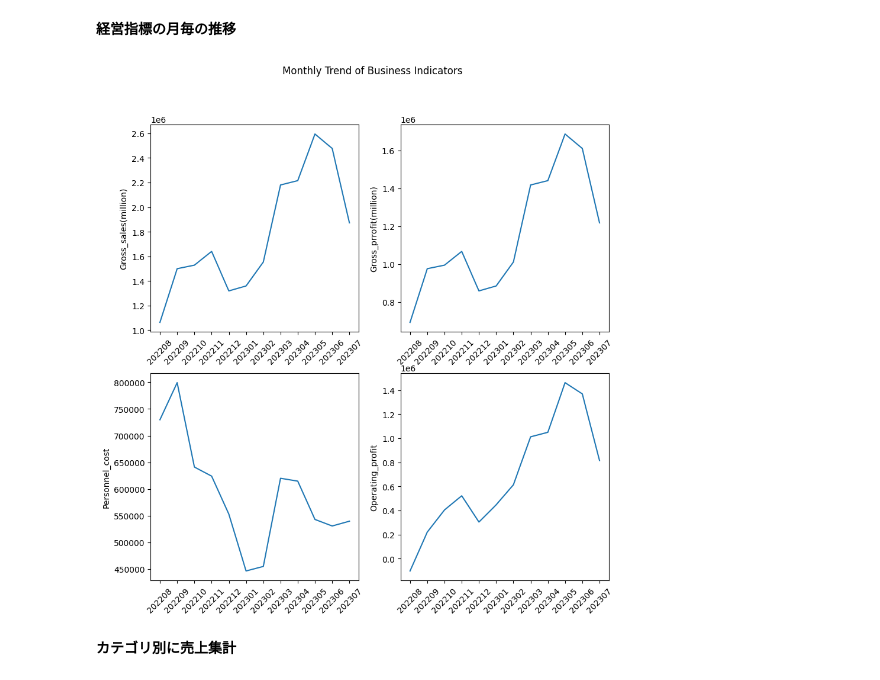
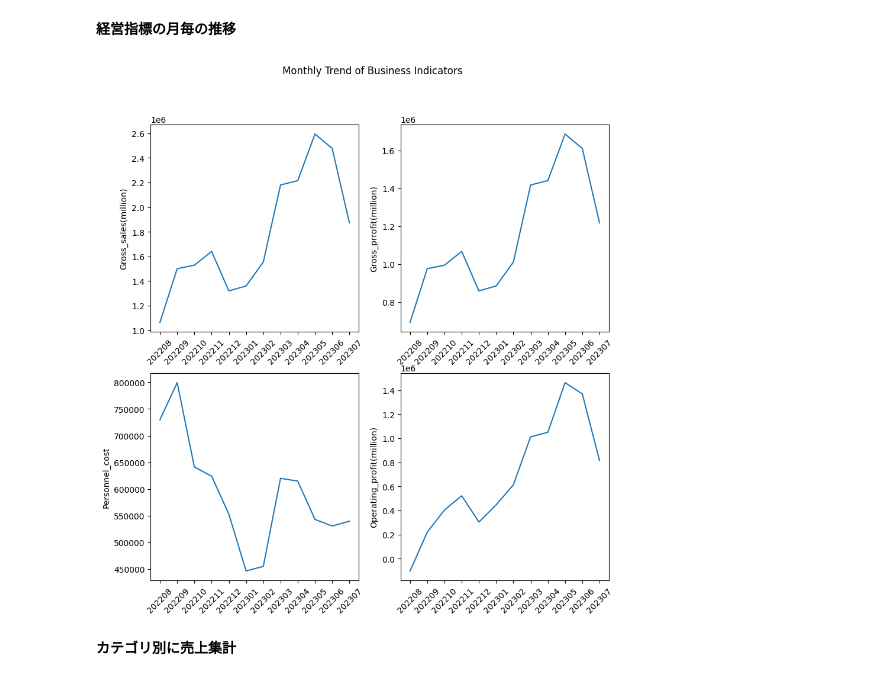
Before and after one commit to YoshiakiAsahara/for-intern, a Jupyter notebook: phase1.ipynb, the cells around one changed output. Cells and saved outputs as stored; diff of their text form; code cells hidden in the pictures.

```diff
--- a/phase1.ipynb
+++ b/phase1.ipynb
@@ -396,34 +396,34 @@ print('営業利益',int(operating_profit),'円')
 # %%
 # 2x2のグリッドを作成
 fig, axs = plt.subplots(2, 2, figsize=(10, 10))
 #売り上げの推移をプロット
 sns.lineplot(x='月',y='総売上高',data = month_all_df, ax=axs[0,0])
 axs[0,0].set_xticks(axs[0,0].get_xticks())
 axs[0,0].set_xticklabels(axs[0,0].get_xticklabels(), rotation=45)
 axs[0,0].set_ylabel('Gross_sales(million)')
 axs[0,0].set_xlabel('')
 #粗利の推移をプロット
 sns.lineplot(x='月',y='粗利',data = month_all_df, ax=axs[0,1])
 axs[0,1].set_xticks(axs[0,0].get_xticks())
 axs[0,1].set_xticklabels(axs[0,0].get_xticklabels(), rotation=45)
 axs[0,1].set_ylabel('Gross_prrofit(million)')
 axs[0,1].set_xlabel('')
 #人件費の推移をプロット
 sns.lineplot(x='月',y='人件費合計',data = month_all_df, ax=axs[1,0])
 axs[1,0].set_xticks(axs[0,0].get_xticks())
 axs[1,0].set_xticklabels(axs[0,0].get_xticklabels(), rotation=45)
 axs[1,0].set_ylabel('Personnel_cost')
 axs[1,0].set_xlabel('')
 #営業利益の推移をプロット
 sns.lineplot(x='月',y='営業利益',data = month_all_df, ax=axs[1,1])
 axs[1,1].set_xticks(axs[0,0].get_xticks())
 axs[1,1].set_xticklabels(axs[0,0].get_xticklabels(), rotation=45)
-axs[1,1].set_ylabel('Operating_profit')
+axs[1,1].set_ylabel('Operating_profit(million)')
 axs[1,1].set_xlabel('')
 #グラフにタイトルを追加
 plt.suptitle('Monthly Trend of Business Indicators');
 # %% [output]
-[figure, old version]
+[figure, new version]
 # %% [markdown]
 **カテゴリ別に売上集計**
 # %%
```
